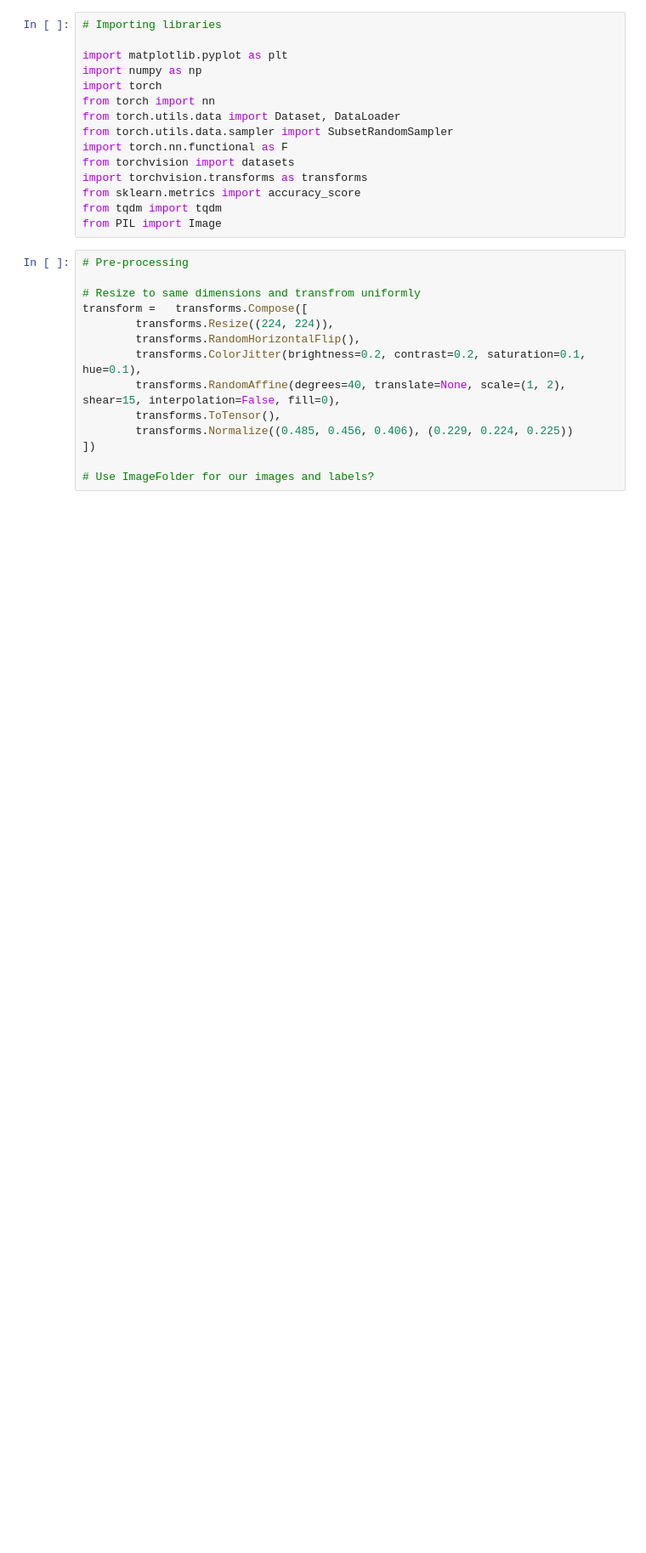
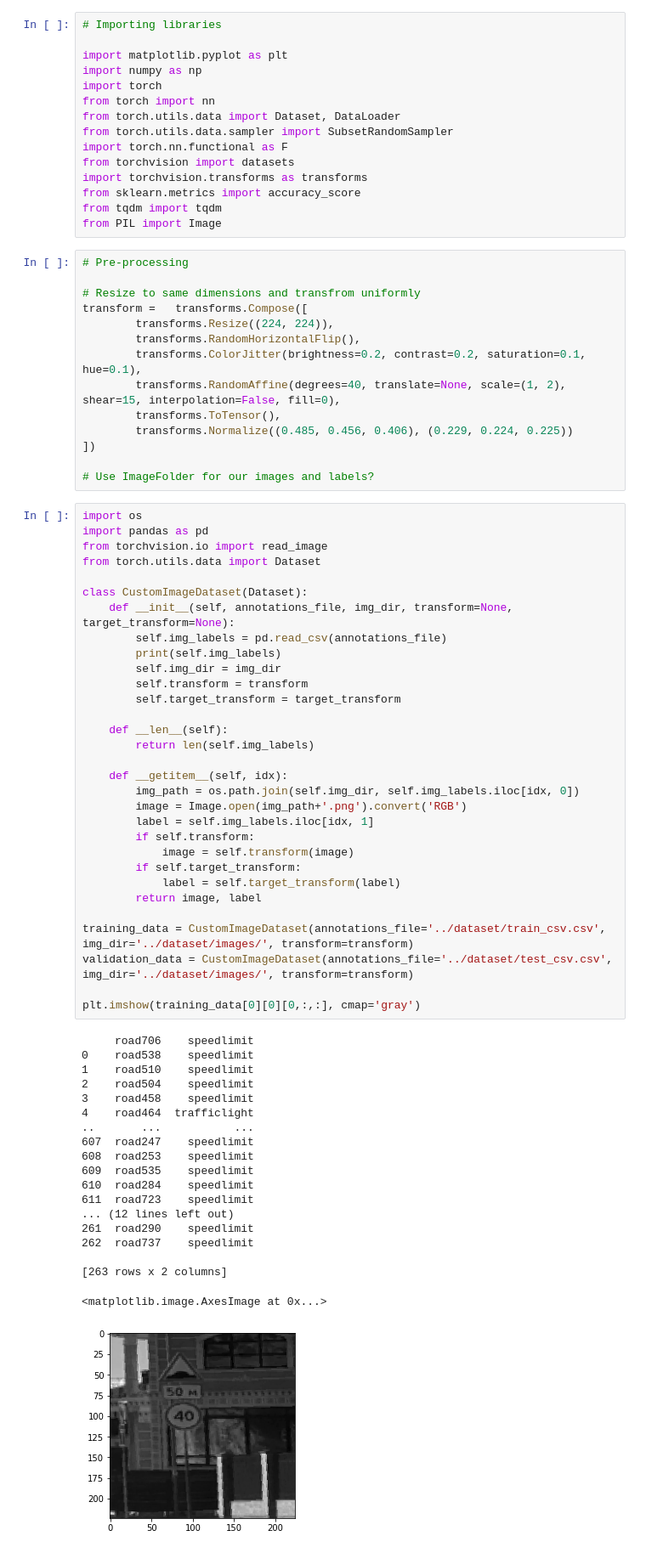
Before and after one commit to tomasfgon/FEUP-VC, a Jupyter notebook: proj2/src/main.ipynb, the cells around one changed output. Shown: that part at 85% size. Saved outputs shown, nothing was run; the diff lists cells and outputs as text; blank space fills up the shorter version.

Commit message:
Uploaded dataset

```diff
--- a/proj2/src/main.ipynb
+++ b/proj2/src/main.ipynb
@@ -27,3 +27,54 @@ transform =   transforms.Compose([
 ])
 
 # Use ImageFolder for our images and labels?
+# %%
+import os
+import pandas as pd
+from torchvision.io import read_image
+from torch.utils.data import Dataset
+
+class CustomImageDataset(Dataset):
+    def __init__(self, annotations_file, img_dir, transform=None, target_transform=None):
+        self.img_labels = pd.read_csv(annotations_file)
+        print(self.img_labels)
+        self.img_dir = img_dir
+        self.transform = transform
+        self.target_transform = target_transform
+
+    def __len__(self):
+        return len(self.img_labels)
+
+    def __getitem__(self, idx):
+        img_path = os.path.join(self.img_dir, self.img_labels.iloc[idx, 0])
+        image = Image.open(img_path+'.png').convert('RGB')
+        label = self.img_labels.iloc[idx, 1]
+        if self.transform:
+            image = self.transform(image)
+        if self.target_transform:
+            label = self.target_transform(label)
+        return image, label
+
+training_data = CustomImageDataset(annotations_file='../dataset/train_csv.csv', img_dir='../dataset/images/', transform=transform)
+validation_data = CustomImageDataset(annotations_file='../dataset/test_csv.csv', img_dir='../dataset/images/', transform=transform)
+
+plt.imshow(training_data[0][0][0,:,:], cmap='gray')
+# %% [output]
+     road706    speedlimit
+0    road538    speedlimit
+1    road510    speedlimit
+2    road504    speedlimit
+3    road458    speedlimit
+4    road464  trafficlight
+..       ...           ...
+607  road247    speedlimit
+608  road253    speedlimit
+609  road535    speedlimit
+610  road284    speedlimit
+611  road723    speedlimit
+... (12 lines left out)
+261  road290    speedlimit
+262  road737    speedlimit
+
+[263 rows x 2 columns]
+<matplotlib.image.AxesImage at 0x...>
+[figure, added]
```
Also changed, not shown: parts of 1 cell of this notebook.
